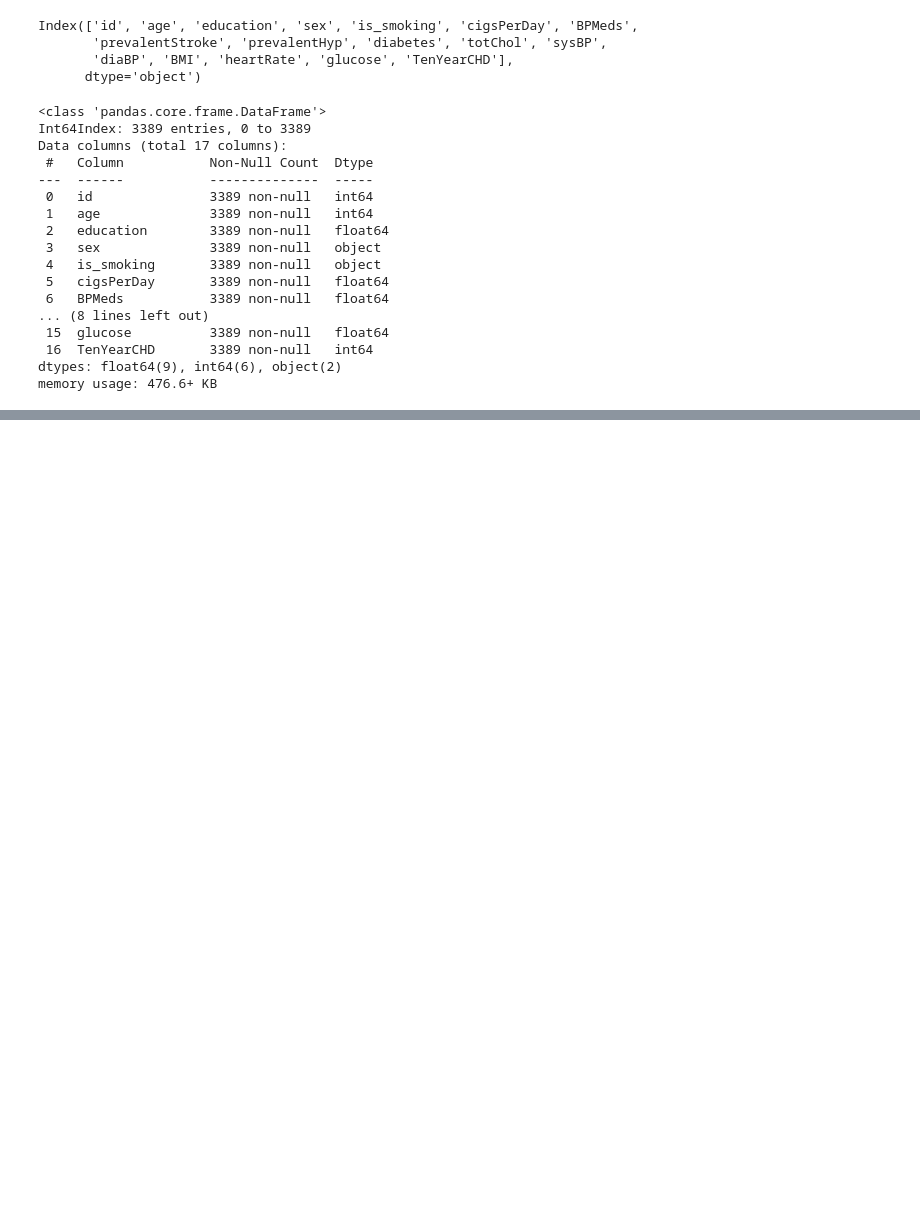
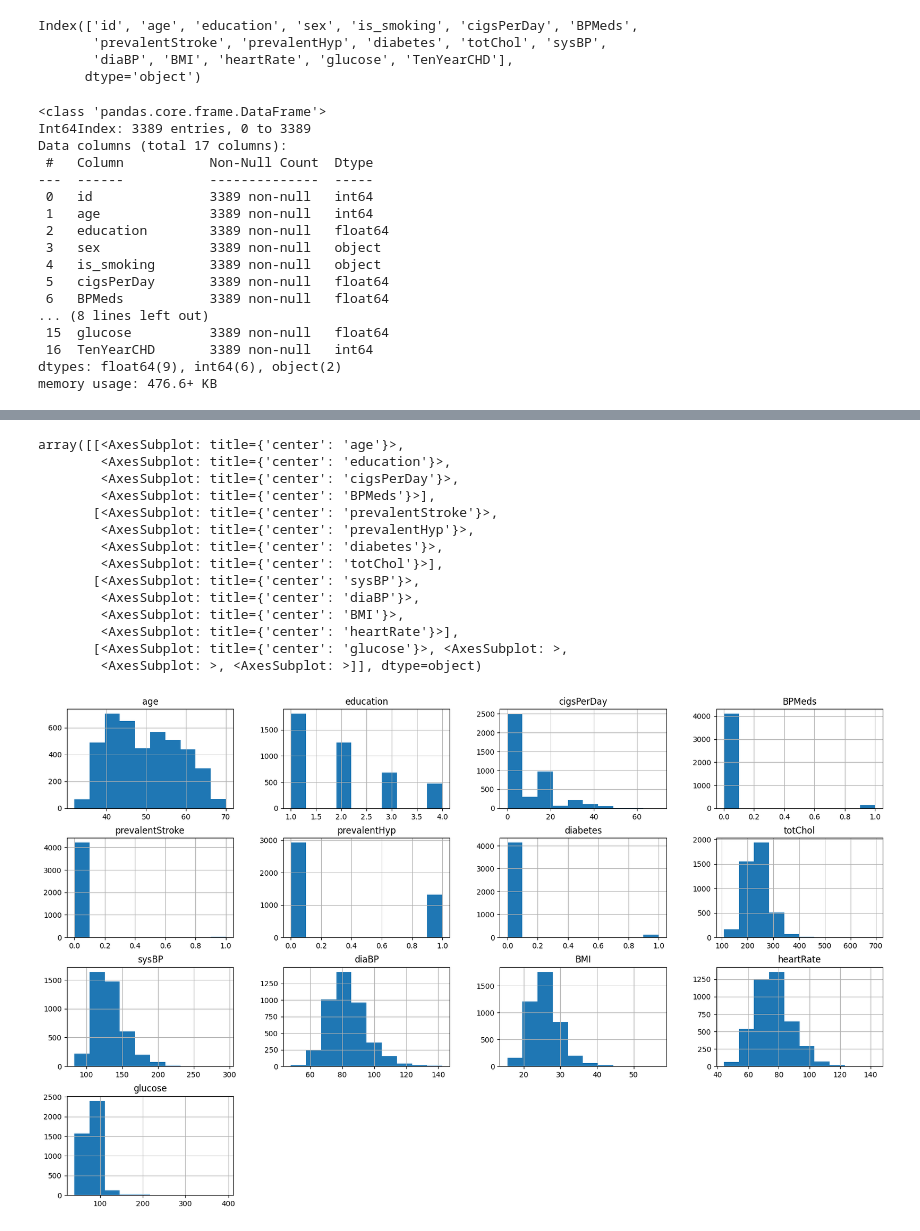
Before and after one commit to Rinengen/Python_HW, a Jupyter notebook: progect_5/SF_HW_4.ipynb, the cells around one changed output, grey strips where cells are left out. Cells and saved outputs as stored; diff of their text form; code cells hidden in the pictures; blank space fills up the shorter version.

```diff
--- a/progect_5/SF_HW_4.ipynb
+++ b/progect_5/SF_HW_4.ipynb
@@ -234,0 +364,19 @@ train_copy.groupby('TenYearCHD')[['glucose','diabetes','totChol','is_smoking']]
+# %%
+
+df_2[df_2.columns].hist(figsize=(20,12))
+# %% [output]
+array([[<AxesSubplot: title={'center': 'age'}>,
+        <AxesSubplot: title={'center': 'education'}>,
+        <AxesSubplot: title={'center': 'cigsPerDay'}>,
+        <AxesSubplot: title={'center': 'BPMeds'}>],
+       [<AxesSubplot: title={'center': 'prevalentStroke'}>,
+        <AxesSubplot: title={'center': 'prevalentHyp'}>,
+        <AxesSubplot: title={'center': 'diabetes'}>,
+        <AxesSubplot: title={'center': 'totChol'}>],
+       [<AxesSubplot: title={'center': 'sysBP'}>,
+        <AxesSubplot: title={'center': 'diaBP'}>,
+        <AxesSubplot: title={'center': 'BMI'}>,
+        <AxesSubplot: title={'center': 'heartRate'}>],
+       [<AxesSubplot: title={'center': 'glucose'}>, <AxesSubplot: >,
+        <AxesSubplot: >, <AxesSubplot: >]], dtype=object)
+[figure, added]
```
Also changed, not shown: parts of 43 cells of this notebook.
